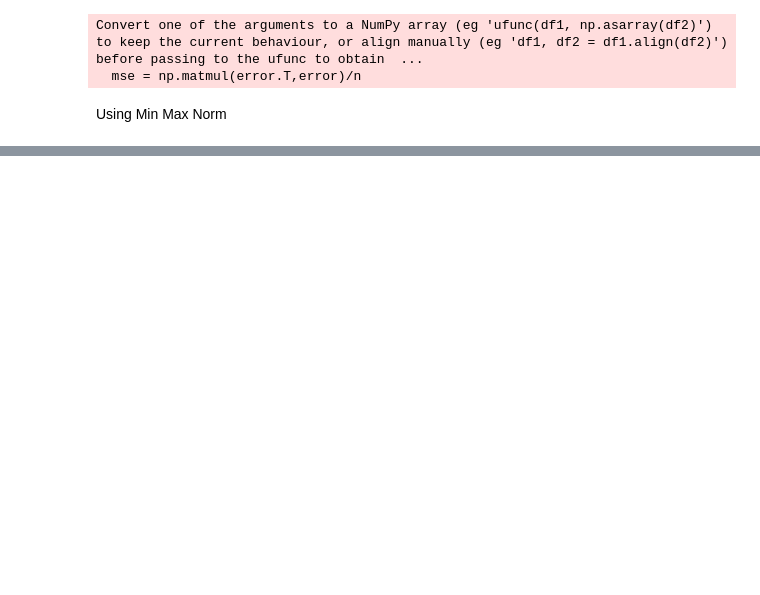
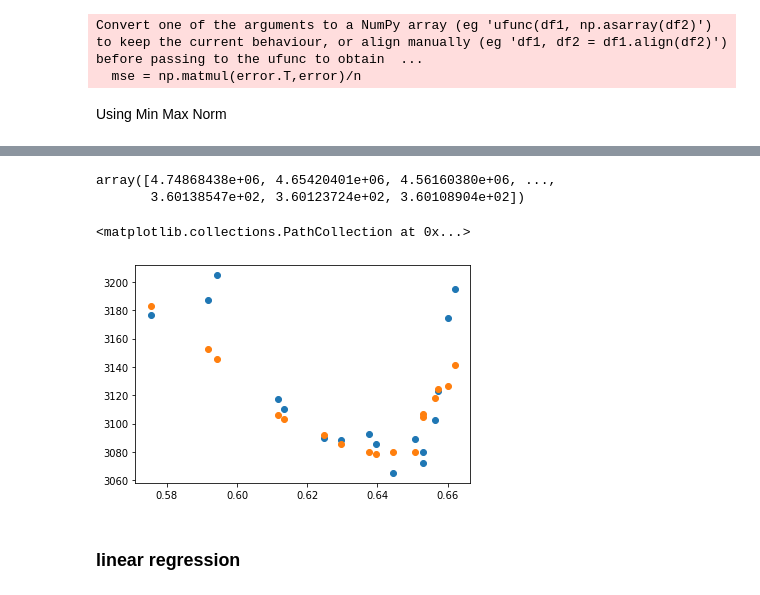
Before and after one commit to ExtremelySunnyYK/Covid-Modelling, a Jupyter notebook: task2-model.ipynb, the cells around one changed output, grey strips where cells are left out. Saved outputs shown, nothing was run; the diff lists cells and outputs as text; code cells hidden in the pictures; blank space fills up the shorter version.

Commit message:
improved model

```diff
--- a/task2-model.ipynb
+++ b/task2-model.ipynb
@@ -510,0 +1355,31 @@ Convert one of the arguments to a NumPy array (eg 'ufunc(df1, np.asarray(df2)')
+# %%
+# Extract feature and target
+df_feature, df_target = get_features_targets(df,["Date", "Still Hospitalised", "Percentage Vaccinated"],["STI Price"])
+
+df_features = poly_features(df_feature, "Percentage Vaccinated", "Percentage Vaccinated", 2)
+
+# normalize features
+# df_features = normalize_z(df_features)
+
+df_features_train, df_features_test, df_target_train, df_target_test = split_data(df_features, df_target, random_state=100, test_size=0.3)
+
+# normalize the feature using z normalization
+df_features_train_z = normalize_z(df_features_train)
+
+# change to numpy array and append column for feature
+X = prepare_feature(df_features_train_z) # concatenating for the y intercept
+target = prepare_target(df_target_train)
+
+
+iterations = 10000
+alpha = 0.01
+num_rows = X.shape[0] #Number of Rows
+num_cols = X.shape[1] #Number of Columns
+beta = np.random.randn(num_cols,1) / np.sqrt(num_rows) #Weight Initialization
+
+# call gradient_descent() function
+beta, J_storage = gradient_descent(X, target, beta, alpha, iterations)
+print(beta)
+pred = predict(df_features_test,beta)
+
+evaluate_model(df_target_test, pred)
@@ -510,0 +1398,13 @@ Convert one of the arguments to a NumPy array (eg 'ufunc(df1, np.asarray(df2)')
+# %%
+J_storage
+# %% [output]
+array([4.74868438e+06, 4.65420401e+06, 4.56160380e+06, ...,
+       3.60138547e+02, 3.60123724e+02, 3.60108904e+02])
+# %%
+plt.scatter(df_features_test["Percentage Vaccinated"], df_target_test)
+plt.scatter(df_features_test["Percentage Vaccinated"], pred)
+# %% [output]
+<matplotlib.collections.PathCollection at 0x...>
+[figure, added]
+# %% [markdown]
+### linear regression
```
Also changed, not shown: parts of 42 cells of this notebook, 1 other file.
